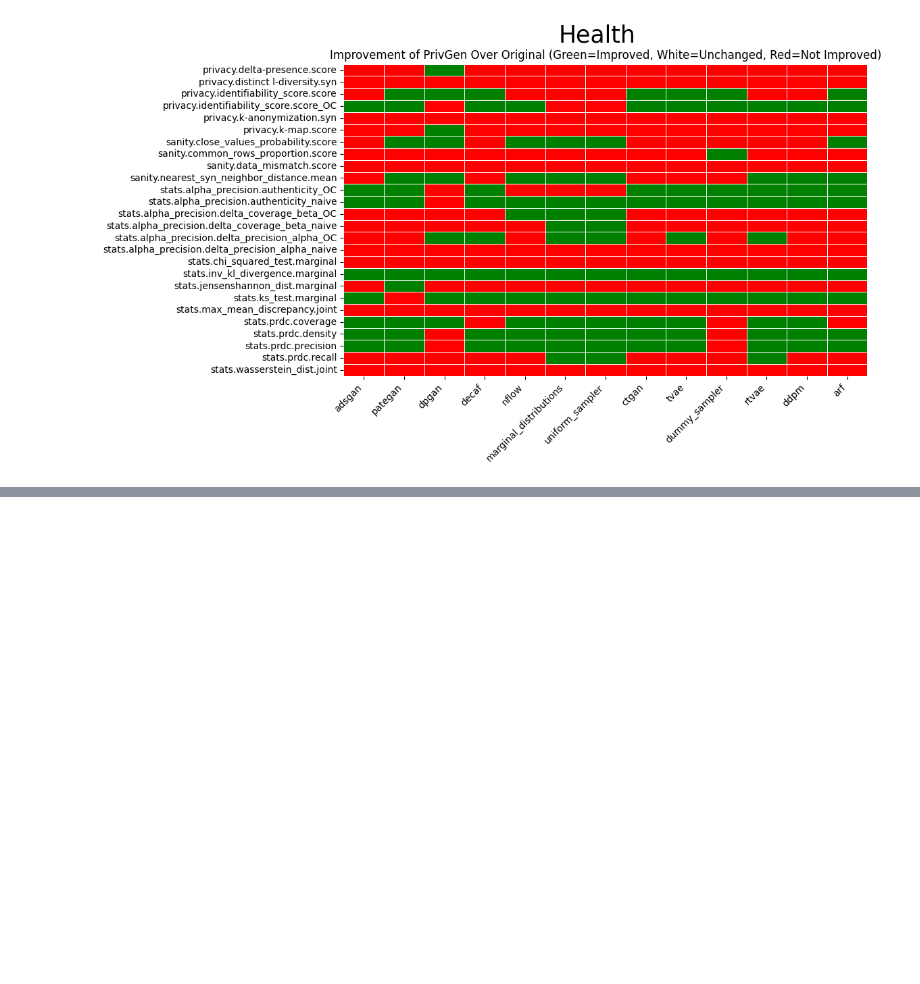
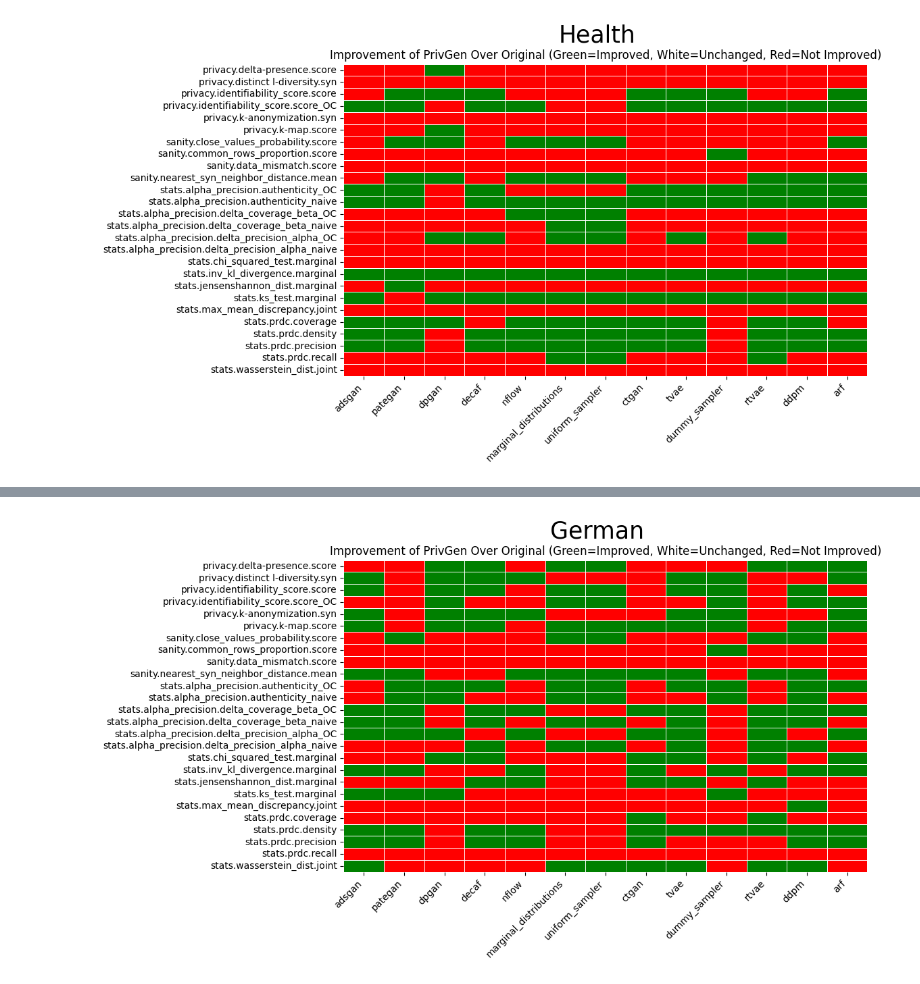
Before and after one commit to Naviden/PrivGen, a Jupyter notebook: notebooks/detailed_results.ipynb, the cells around one changed output, grey strips where cells are left out. Drawn from its saved outputs; the diff is of its cells as text; code cells hidden in the pictures; blank space fills up the shorter version.

```diff
--- a/notebooks/detailed_results.ipynb
+++ b/notebooks/detailed_results.ipynb
@@ -227,0 +232,79 @@ plt.show()
+# %%
+# List of synthesizer result files (replace with actual file names)
+# synthesizer_files = [prepare_results(synth) for synth in synthesizers]
+
+# Initialize an empty dictionary to store results
+comparison_results = {}
+
+for synth in synthesizers:
+    # Load synthesizer table
+    df = prepare_results(synth)
+
+    # Extract synthesizer name from file (assuming filename format is "synth_name.csv")
+    synthesizer_name = df['synthesizer'][0]
+
+    # Initialize results storage
+    comparison_results[synthesizer_name] = {}
+
+    for _, row in df.iterrows():
+        metric = row["metric"]
+        orig_value = row["Orig"]
+        privgen_value = row["PrivGen"]
+
+        # Get direction from metrics_direction table
+        if metric in metrics_direction.index:
+            direction = metrics_direction.loc[metric, "Direction"]
+
+            # Compare values based on direction
+            if direction == "Min":
+                improved = 1 if privgen_value < orig_value else 0
+            elif direction == "Max":
+                improved = 1 if privgen_value > orig_value else 0
+            else:
+                improved = 0  # Default to 0 if direction is unclear
+
+            comparison_results[synthesizer_name][metric] = improved
+
+# Convert to DataFrame
+comparison_df = pd.DataFrame(comparison_results).fillna(
+    0)  # Fill missing values with 0
+
+# Plot heatmap
+plt.figure(figsize=(10, 6))
+import numpy as np
+from matplotlib.colors import ListedColormap
+
+# Define custom colormap: Red for no improvement, Green for improvement, White for unchanged
+custom_cmap = ListedColormap(["red", "white", "green"])
+
+# Convert to numpy for handling unchanged cases
+comparison_array = comparison_df.to_numpy()
+
+# Define new logic:
+# -1 -> No improvement (Red)
+#  0 -> Unchanged (White)
+#  1 -> Improved (Green)
+comparison_mapped = np.where(comparison_array == 1, 2,
+                             np.where(comparison_array == 0, 1, 0))
+
+# Plot heatmap
+plt.figure(figsize=(10, 6))
+sns.heatmap(comparison_mapped,
+            cmap=custom_cmap,
+            annot=False,
+            linewidths=0.5,
+            cbar=False,
+            xticklabels=comparison_df.columns,
+            yticklabels=comparison_df.index)
+
+plt.suptitle('German', fontsize=25)
+plt.title(
+    "Improvement of PrivGen Over Original (Green=Improved, White=Unchanged, Red=Not Improved)"
+)
+plt.xticks(ticks=[i + 0.5 for i in range(len(comparison_df.columns))],
+           labels=comparison_df.columns,
+           rotation=45,
+           ha='right')
+plt.yticks(rotation=0)
+plt.show()
+# %% [output]
@@ -227,0 +312 @@ plt.show()
+[figure, added]
```
Also changed, not shown: parts of 3 cells of this notebook.
